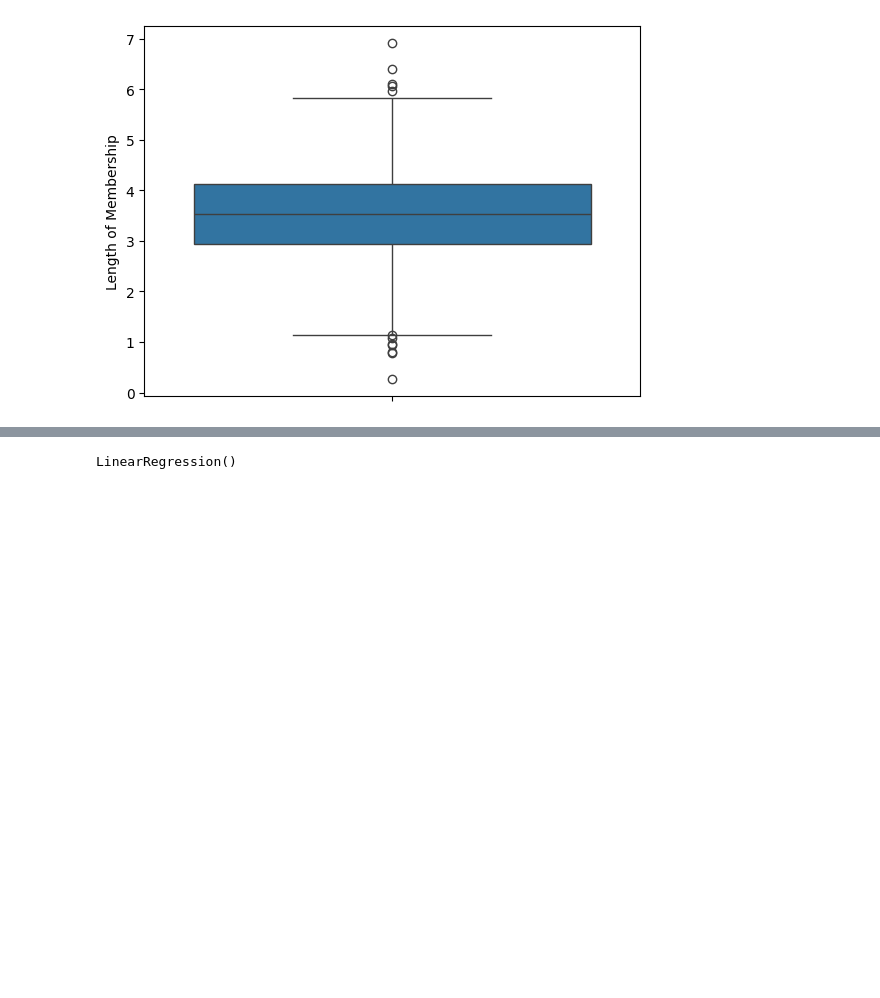
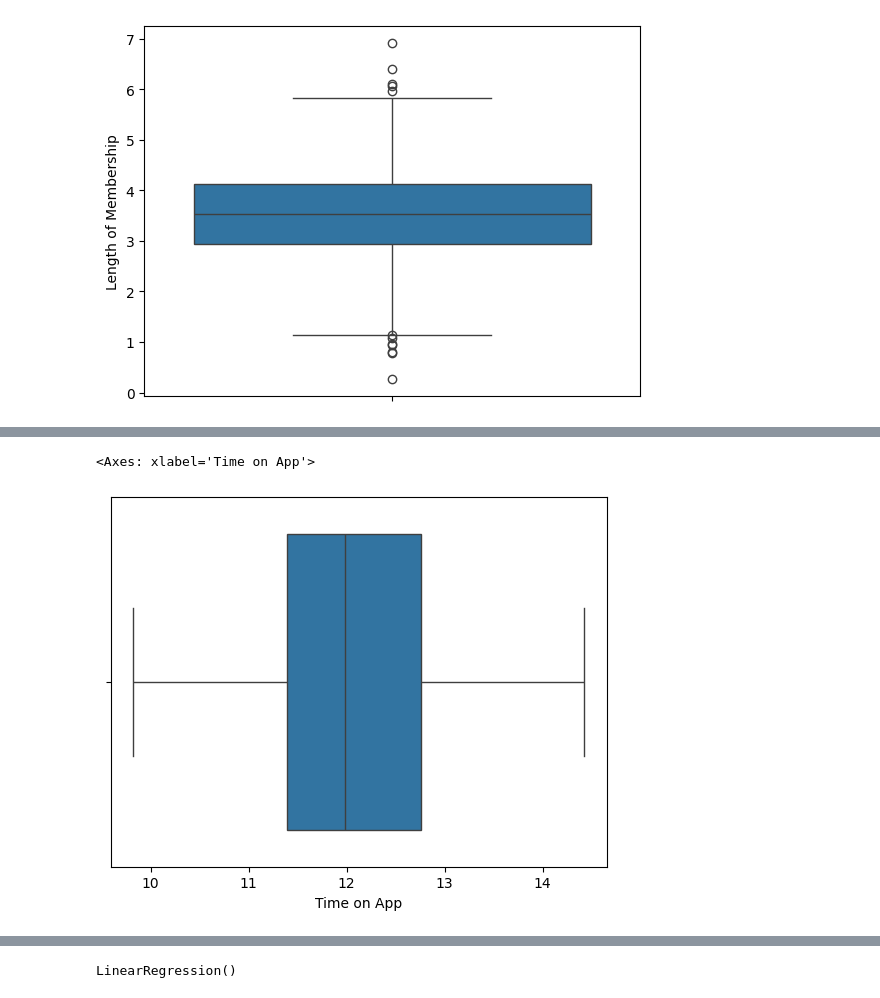
Before and after one commit to abrehamashebir/GO2COD_DS_01, a Jupyter notebook: notebook/ecomerce_eda.ipynb, the cells around one changed output, grey strips where cells are left out. Drawn from its saved outputs; the diff is of its cells as text; code cells hidden in the pictures; blank space fills up the shorter version.

```diff
--- a/notebook/ecomerce_eda.ipynb
+++ b/notebook/ecomerce_eda.ipynb
@@ -175,0 +192,14 @@ sns.boxplot(df['Length of Membership'])
+# %%
+qt1 = df['Time on App'].quantile(0.25)
+qt3 = df['Time on App'].quantile(0.75)
+IQRt = q3 - q1
+
+upper_time = qt3 + 1.5 * IQRt
+lower_time = qt1 - 1.5 * IQRt
+# %%
+df= df[~((df['Time on App'] > upper_time) | (df['Time on App'] < lower_time))]
+# %%
+sns.boxplot(x= df['Time on App'])
+# %% [output]
+<Axes: xlabel='Time on App'>
+[figure, added]
```
Also changed, not shown: parts of 11 cells of this notebook.
